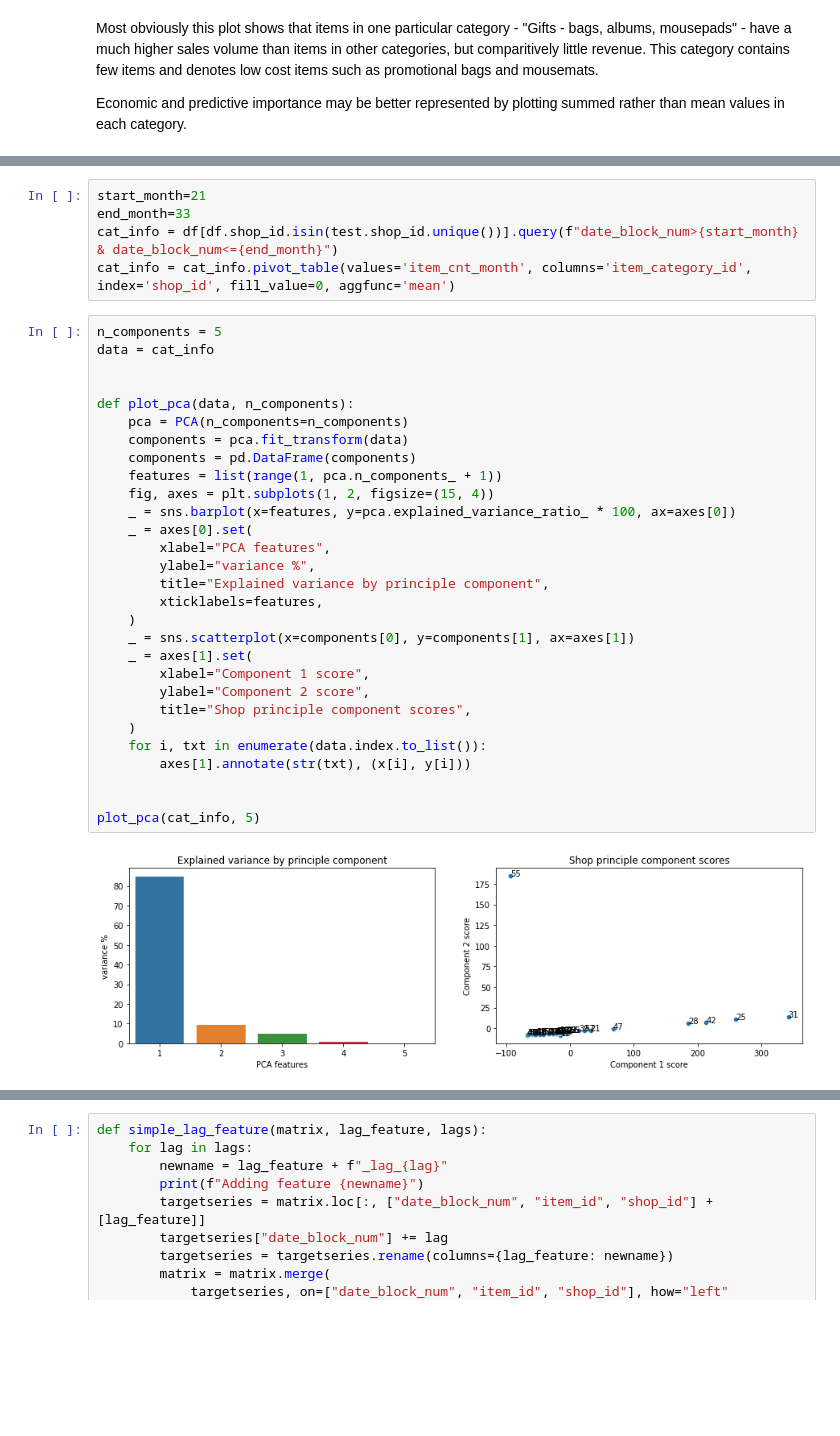
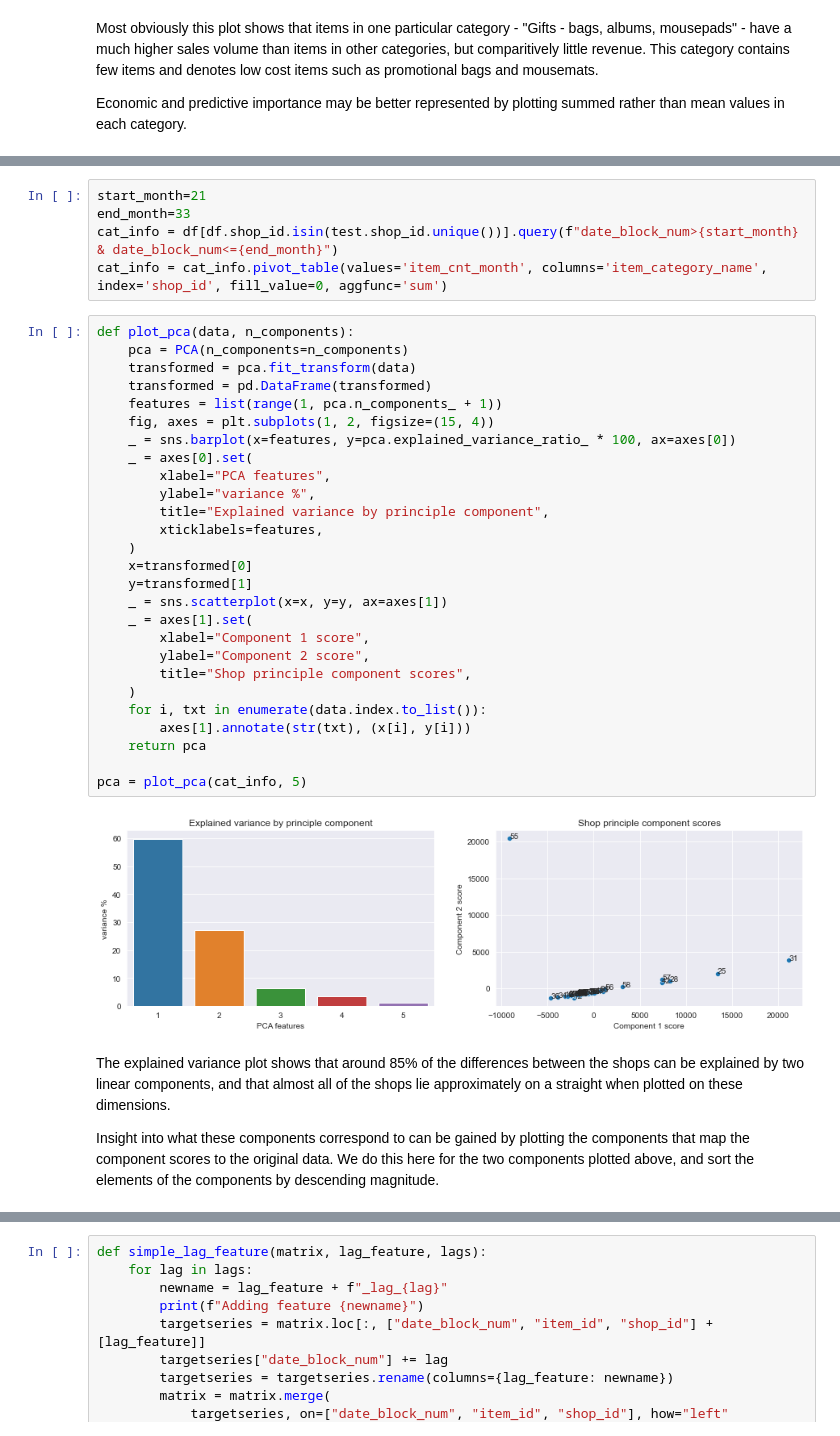
Before and after one commit to grantsut/1C-Company-EDA, a Jupyter notebook: eda-and-data-leakage-description.ipynb, the cells around one changed output, grey strips where cells are left out. Cells and saved outputs as stored; diff of their text form; blank space fills up the shorter version.

```diff
--- a/eda-and-data-leakage-description.ipynb
+++ b/eda-and-data-leakage-description.ipynb
@@ -530,35 +525,37 @@ The explained variance plot shows that over 80% of the differences between the s
 start_month=21
 end_month=33
 cat_info = df[df.shop_id.isin(test.shop_id.unique())].query(f"date_block_num>{start_month} & date_block_num<={end_month}")
-cat_info = cat_info.pivot_table(values='item_cnt_month', columns='item_category_id', index='shop_id', fill_value=0, aggfunc='mean')
+cat_info = cat_info.pivot_table(values='item_cnt_month', columns='item_category_name', index='shop_id', fill_value=0, aggfunc='sum')
 # %%
-n_components = 5
-data = cat_info
-
-
 def plot_pca(data, n_components):
     pca = PCA(n_components=n_components)
-    components = pca.fit_transform(data)
-    components = pd.DataFrame(components)
+    transformed = pca.fit_transform(data)
+    transformed = pd.DataFrame(transformed)
     features = list(range(1, pca.n_components_ + 1))
     fig, axes = plt.subplots(1, 2, figsize=(15, 4))
     _ = sns.barplot(x=features, y=pca.explained_variance_ratio_ * 100, ax=axes[0])
     _ = axes[0].set(
         xlabel="PCA features",
         ylabel="variance %",
         title="Explained variance by principle component",
         xticklabels=features,
     )
-    _ = sns.scatterplot(x=components[0], y=components[1], ax=axes[1])
+    x=transformed[0]
+    y=transformed[1]
+    _ = sns.scatterplot(x=x, y=y, ax=axes[1])
     _ = axes[1].set(
         xlabel="Component 1 score",
         ylabel="Component 2 score",
         title="Shop principle component scores",
     )
     for i, txt in enumerate(data.index.to_list()):
         axes[1].annotate(str(txt), (x[i], y[i]))
+    return pca
 
-
-plot_pca(cat_info, 5)
+pca = plot_pca(cat_info, 5)
 # %% [output]
-[figure, old version]
+[figure, new version]
+# %% [markdown]
+The explained variance plot shows that around 85% of the differences between the shops can be explained by two linear components, and that almost all of the shops lie approximately on a straight when plotted on these dimensions.
+
+Insight into what these components correspond to can be gained by plotting the components that map the component scores to the original data. We do this here for the two components plotted above, and sort the elements of the components by descending magnitude.
```
Also changed, not shown: parts of 49 cells of this notebook.
